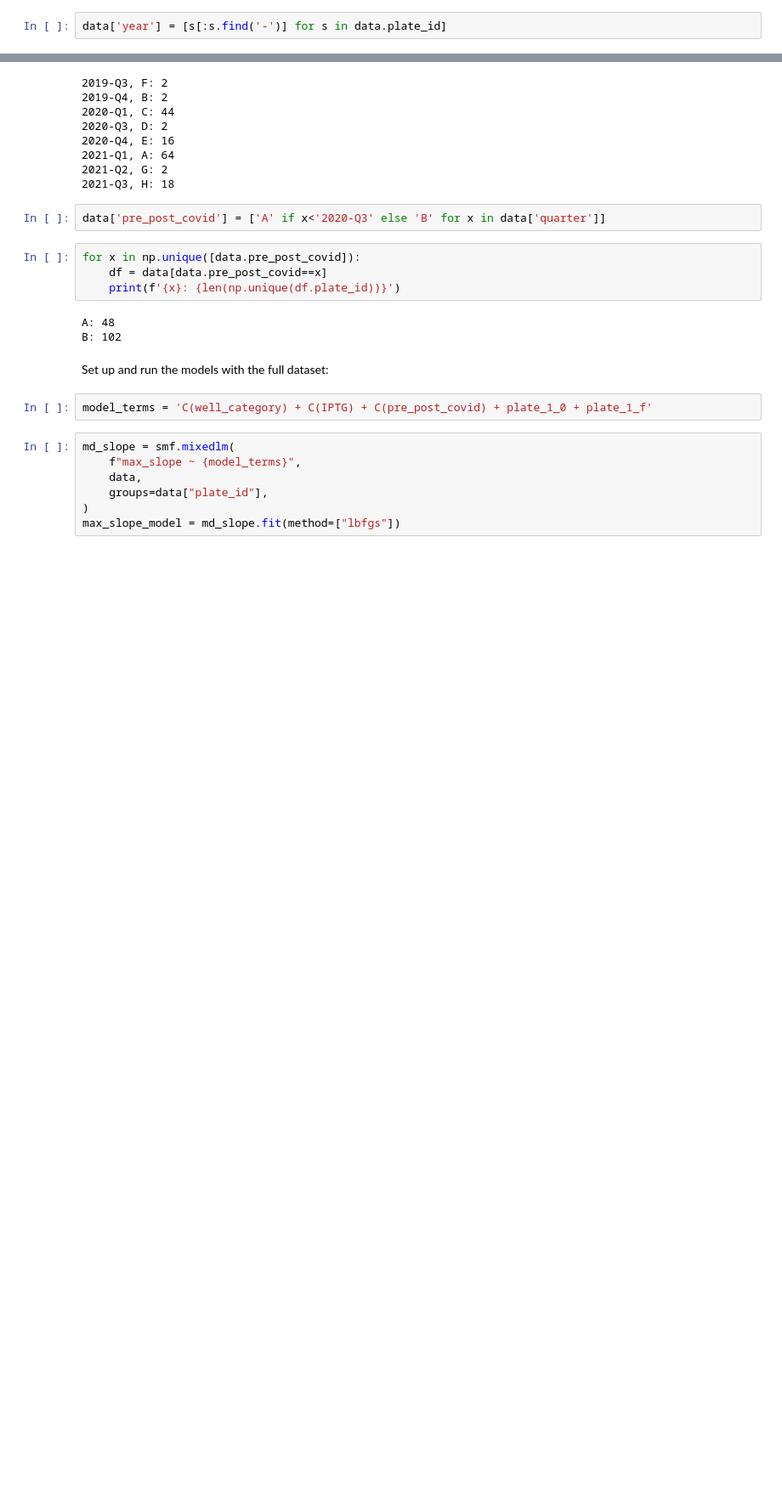
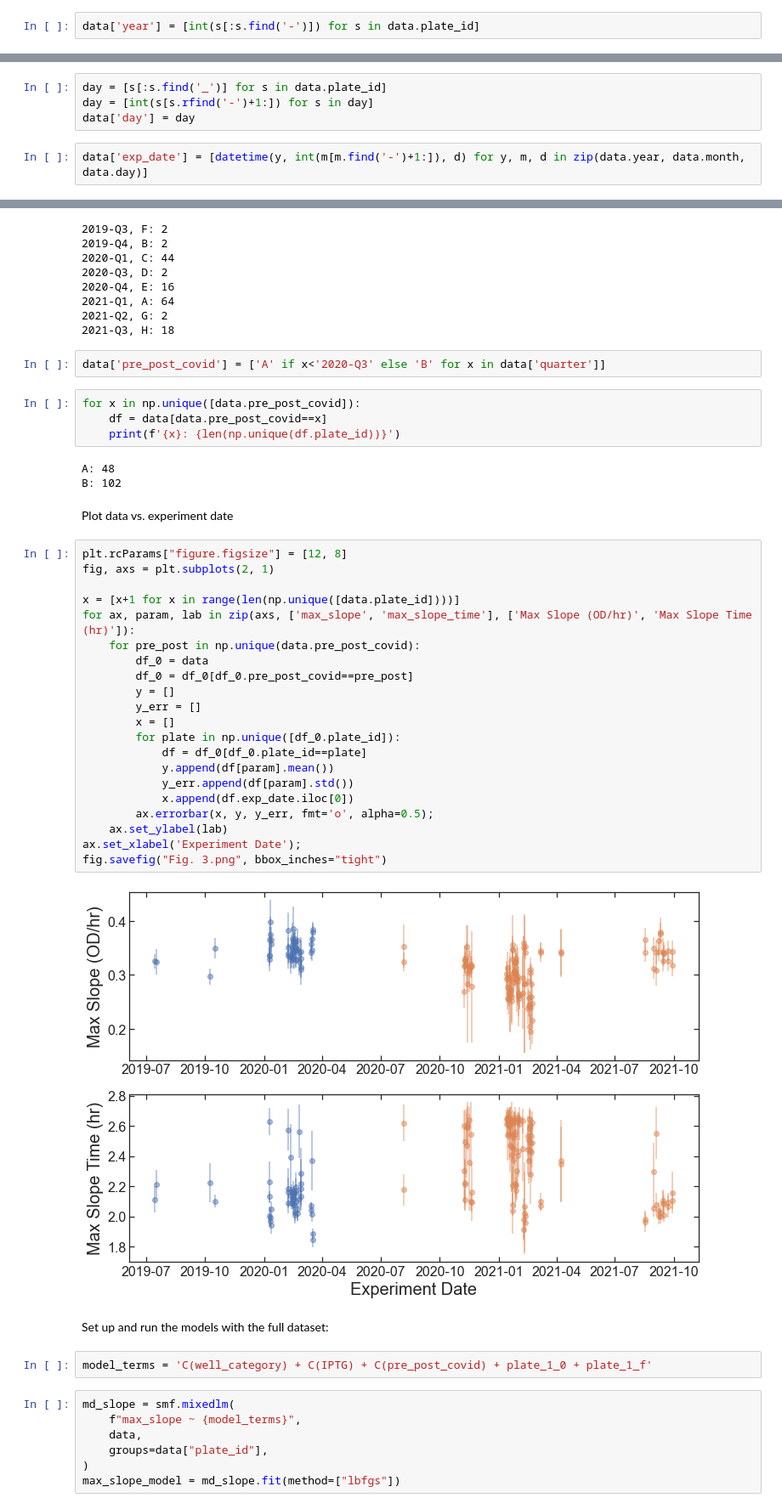
Before and after one commit to djross22/culture_reproducibility, a Jupyter notebook: Data analysis and figures.2.ipynb, the cells around one changed output, grey strips where cells are left out. Shown: that part at 85% size. Saved outputs shown, nothing was run; the diff lists cells and outputs as text; blank space fills up the shorter version.

Commit message:
New figures and other revisions in response to reviewers' comments

```diff
--- a/Data analysis and figures.2.ipynb
+++ b/Data analysis and figures.2.ipynb
@@ -61,7 +62,7 @@ len(data)/12, len(np.unique(data.plate_id))
 # %% [markdown]
 Add additional columns to the dataset to use as possible effects in the mixed effecst models:
 # %%
-data['year'] = [s[:s.find('-')] for s in data.plate_id]
+data['year'] = [int(s[:s.find('-')]) for s in data.plate_id]
 # %%
 for x in np.unique([data.year]):
     df = data[data.year==x]
@@ -73,6 +74,12 @@ for x in np.unique([data.year]):
 # %%
 month = [s[:s.find('_')] for s in data.plate_id]
 data['month'] = [s[:s.rfind('-')] for s in month]
+# %%
+day = [s[:s.find('_')] for s in data.plate_id]
+day = [int(s[s.rfind('-')+1:]) for s in day]
+data['day'] = day
+# %%
+data['exp_date'] = [datetime(y, int(m[m.find('-')+1:]), d) for y, m, d in zip(data.year, data.month, data.day)]
 # %%
 month_cat = {m:cat for m, cat in zip(np.unique([data.month]), string.ascii_uppercase)}
 
@@ -143,6 +150,31 @@ for x in np.unique([data.pre_post_covid]):
 # %% [output]
 A: 48
 B: 102
+# %% [markdown]
+Plot data vs. experiment date
+# %%
+plt.rcParams["figure.figsize"] = [12, 8]
+fig, axs = plt.subplots(2, 1)
+
+x = [x+1 for x in range(len(np.unique([data.plate_id])))]
+for ax, param, lab in zip(axs, ['max_slope', 'max_slope_time'], ['Max Slope (OD/hr)', 'Max Slope Time (hr)']):
+    for pre_post in np.unique(data.pre_post_covid):
+        df_0 = data
+        df_0 = df_0[df_0.pre_post_covid==pre_post]
+        y = []
+        y_err = []
+        x = []
+        for plate in np.unique([df_0.plate_id]):
+            df = df_0[df_0.plate_id==plate]
+            y.append(df[param].mean())
+            y_err.append(df[param].std())
+            x.append(df.exp_date.iloc[0])
+        ax.errorbar(x, y, y_err, fmt='o', alpha=0.5);
+    ax.set_ylabel(lab)
+ax.set_xlabel('Experiment Date');
+fig.savefig("Fig. 3.png", bbox_inches="tight")
+# %% [output]
+[figure, added]
 # %% [markdown]
 Set up and run the models with the full dataset:
 # %%
```
Also changed, not shown: parts of 31 cells of this notebook.
